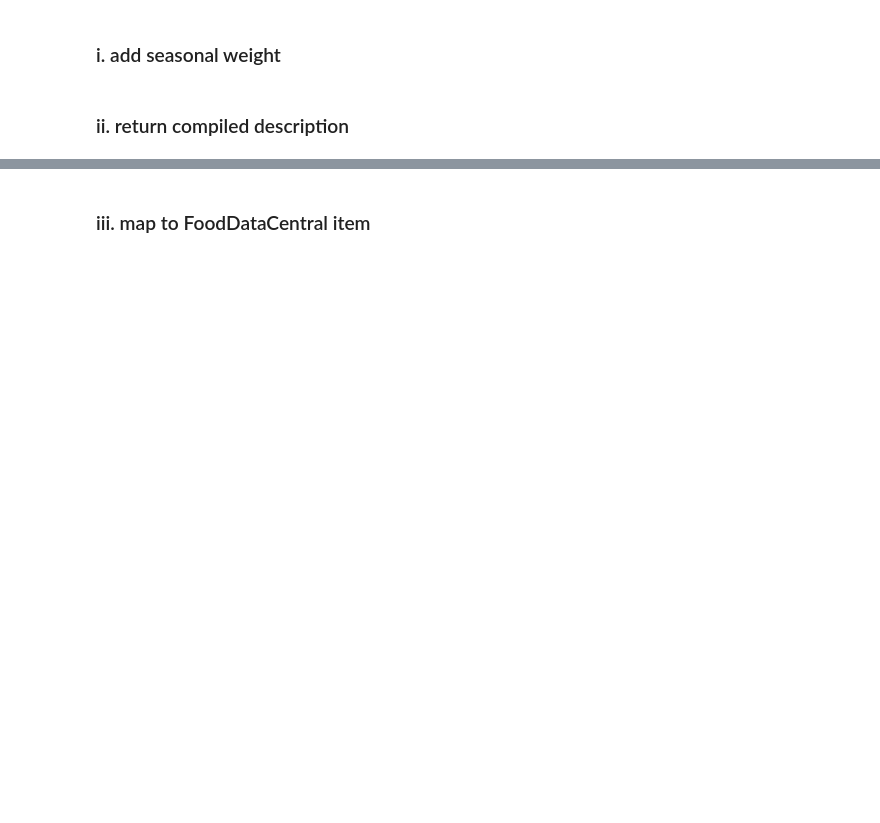
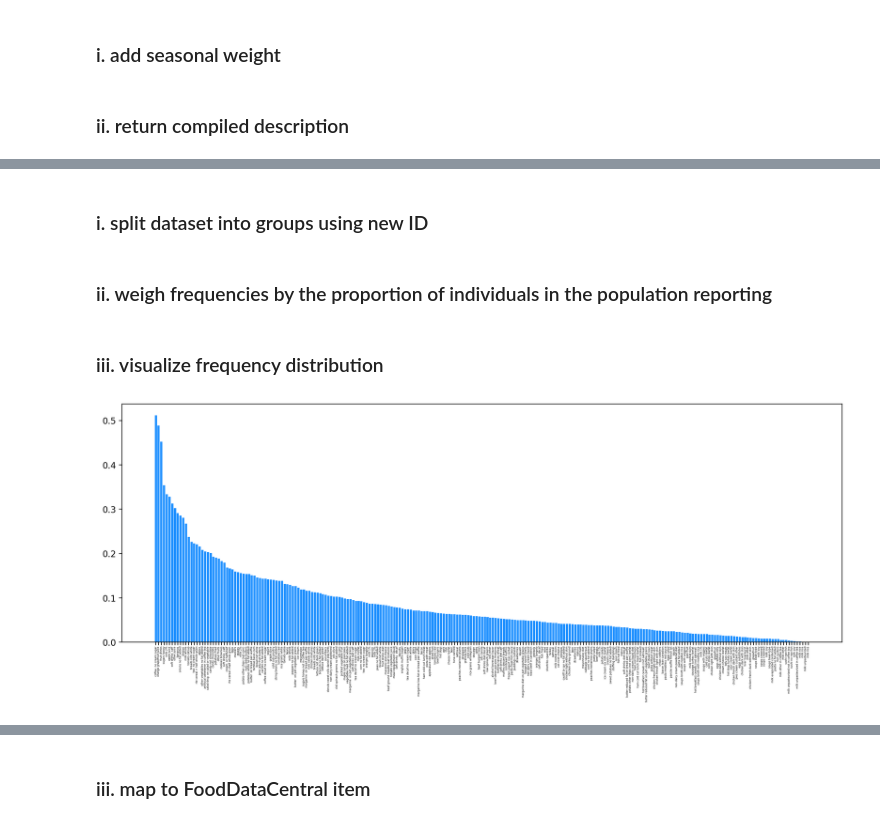
Before and after one commit to nicolasmatthewlee/foodstats-analysis, a Jupyter notebook: scripts/notebooks/ffq-analysis.ipynb, the cells around one changed output, grey strips where cells are left out. Saved outputs shown, nothing was run; the diff lists cells and outputs as text; code cells hidden in the pictures; blank space fills up the shorter version.

```diff
--- a/scripts/notebooks/ffq-analysis.ipynb
+++ b/scripts/notebooks/ffq-analysis.ipynb
@@ -169,3 +134,5 @@ def returnDescription(e):
     return compiled
 
 unique_descriptions['DESCRIPTION']=unique_descriptions.apply(returnDescription,axis=1)
+# %%
+IDtoDescription=dict(list(enumerate(unique_descriptions['DESCRIPTION'])))
@@ -171,0 +155,29 @@ unique_descriptions['DESCRIPTION']=unique_descriptions.apply(returnDescription,a
+# %% [markdown]
+### i. split dataset into groups using new ID
+# %%
+groups=ffqdc.groupby('ID')
+# %% [markdown]
+### ii. weigh frequencies by the proportion of individuals in the population reporting
+# %%
+weightedFreq=groups.mean()
+weightedFreq['COUNT']=groups.size()
+weightedFreq['FFQ_FREQ']=weightedFreq.apply(lambda x: x['FFQ_FREQ']*x['COUNT']/ffqdc['SEQN'].nunique(),axis=1)
+weightedFreq.sort_values('FFQ_FREQ',ascending=False,inplace=True)
+weightedFreq.reset_index(inplace=True)
+
+labels=list(map(lambda x:IDtoDescription[x],weightedFreq.ID))
+# %% [markdown]
+### iii. visualize frequency distribution
+# %%
+fig,ax=plt.subplots(figsize=(15,5))
+ax.bar(weightedFreq.index,weightedFreq['FFQ_FREQ'],color='dodgerblue')
+
+ax.tick_params(axis='x', which='major', labelsize=3)
+ax.tick_params(axis='x',pad=1)
+ax.tick_params(axis='x',rotation=90)
+ax.set_xticks(weightedFreq.index)
+ax.set_xticklabels(labels);
+
+#fig.savefig('weightedDescending',dpi=600,bbox_inches="tight")
+# %% [output]
+[figure, added]
```
Also changed, not shown: parts of 20 cells of this notebook, 1 other file.
